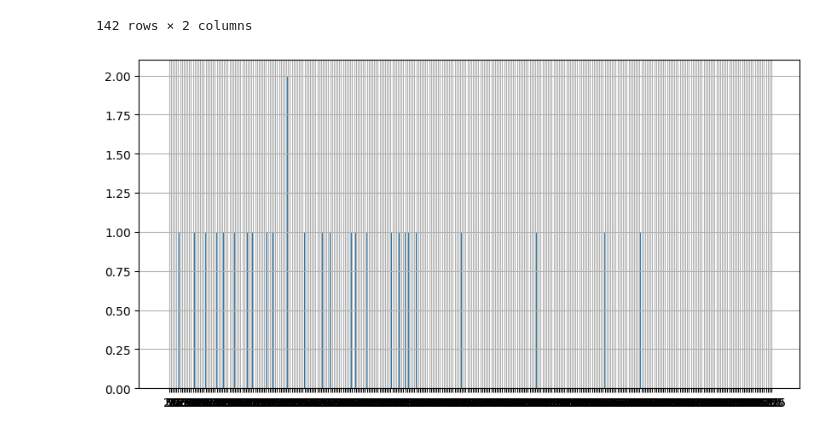
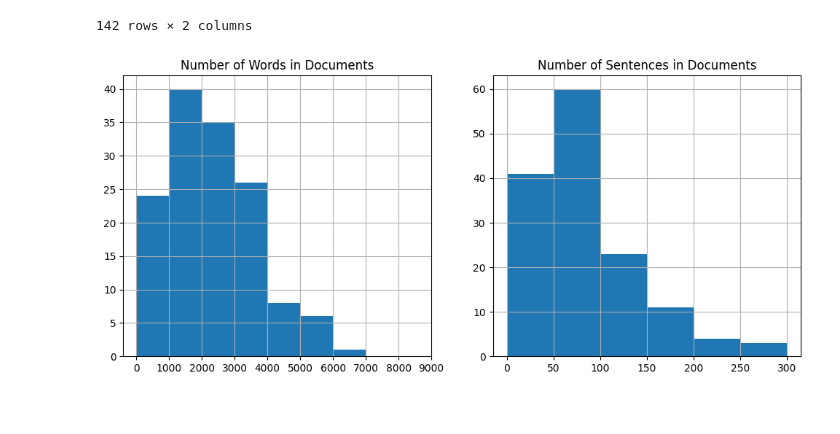
Before and after one commit to jonasybei/uncovering-rdm-policies-through-topic-modeling, a Jupyter notebook: notebooks/data_handling/analysis/analyze_data.ipynb, the cells around one changed output. Drawn from its saved outputs; the diff is of its cells as text; code cells hidden in the pictures.

```diff
--- a/notebooks/data_handling/analysis/analyze_data.ipynb
+++ b/notebooks/data_handling/analysis/analyze_data.ipynb
@@ -36,12 +36,23 @@ df_extracted
 documents = df_extracted['text']
 documents_words = [nltk.word_tokenize(document) for document in documents]
 num_documents_words = [len(document) for document in documents_words]
+# %%
+documents_sents = [nltk.sent_tokenize(document) for document in documents]
+num_documents_sents = [len(document) for document in documents_sents]
 # %%
-fig, ax = plt.subplots(figsize = (10,5))
-plt.hist(num_documents_words, bins=np.arange(0, np.max(num_documents_words) + 5, 5))
-ax.set_xticks(np.arange(0, np.max(num_documents_words) + 25, 25))
-ax.grid()
+fig, ax = plt.subplots(1, 2, figsize = (12,5))
+
+ax[0].hist(num_documents_words, bins=np.arange(0, np.max(num_documents_words) + 100, 1000))
+ax[0].set_xticks(np.arange(0, np.max(num_documents_words) + 1000, 1000))
+ax[0].grid()
+ax[0].set_title('Number of Words in Documents')
+
+ax[1].hist(num_documents_sents, bins=np.arange(0, np.max(num_documents_sents) + 50, 50))
+ax[1].set_xticks(np.arange(0, np.max(num_documents_sents) + 50, 50))
+ax[1].grid()
+ax[1].set_title('Number of Sentences in Documents')
+
 plt.savefig(f'{my_git_root}/notebooks/images/document_statistics/num_words.svg')
 plt.show()
 # %% [output]
-[figure, old version]
+[figure, new version]
```
Also changed, not shown: parts of 45 cells of this notebook, 3 other files.
